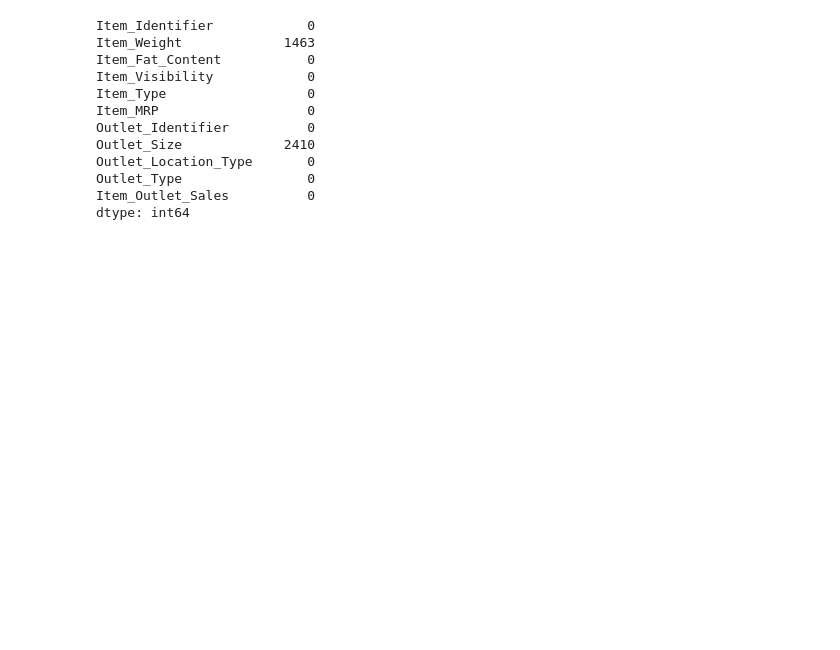
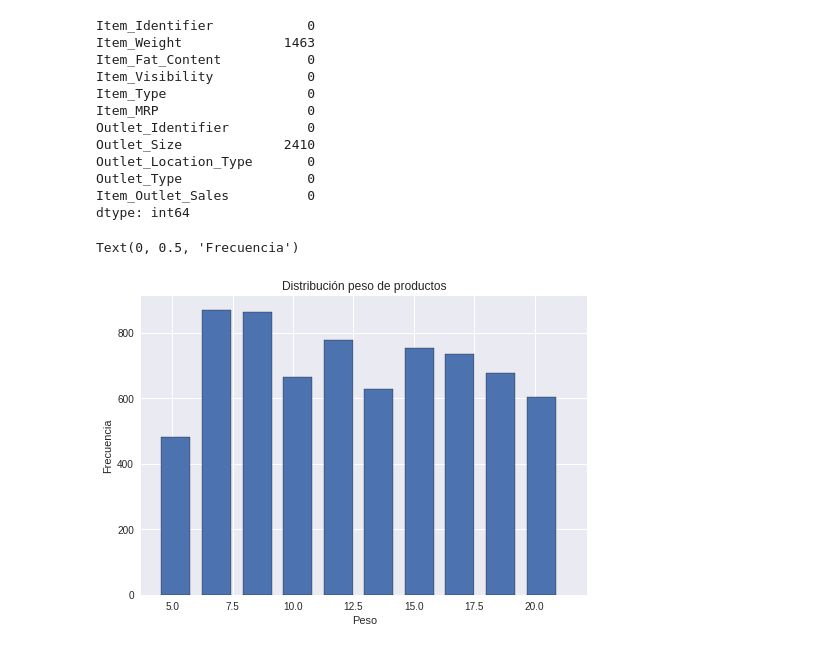
Before and after one commit to SebasVasconez/sales-predictions, a Jupyter notebook: sales_prediction.ipynb, the cells around one changed output. Cells and saved outputs as stored; diff of their text form; code cells hidden in the pictures; blank space fills up the shorter version.

```diff
--- a/sales_prediction.ipynb
+++ b/sales_prediction.ipynb
@@ -201,3 +205,12 @@ Outlet_Location_Type       0
 Outlet_Type                0
 Item_Outlet_Sales          0
 dtype: int64
+# %%
+df["Item_Weight"].hist(width=1.2, edgecolor='black')
+plt.style.use('seaborn')
+plt.title("Distribución peso de productos")
+plt.xlabel("Peso")
+plt.ylabel("Frecuencia")
+# %% [output]
+Text(0, 0.5, 'Frecuencia')
+[figure, added]
```
Also changed, not shown: parts of 8 cells of this notebook.
